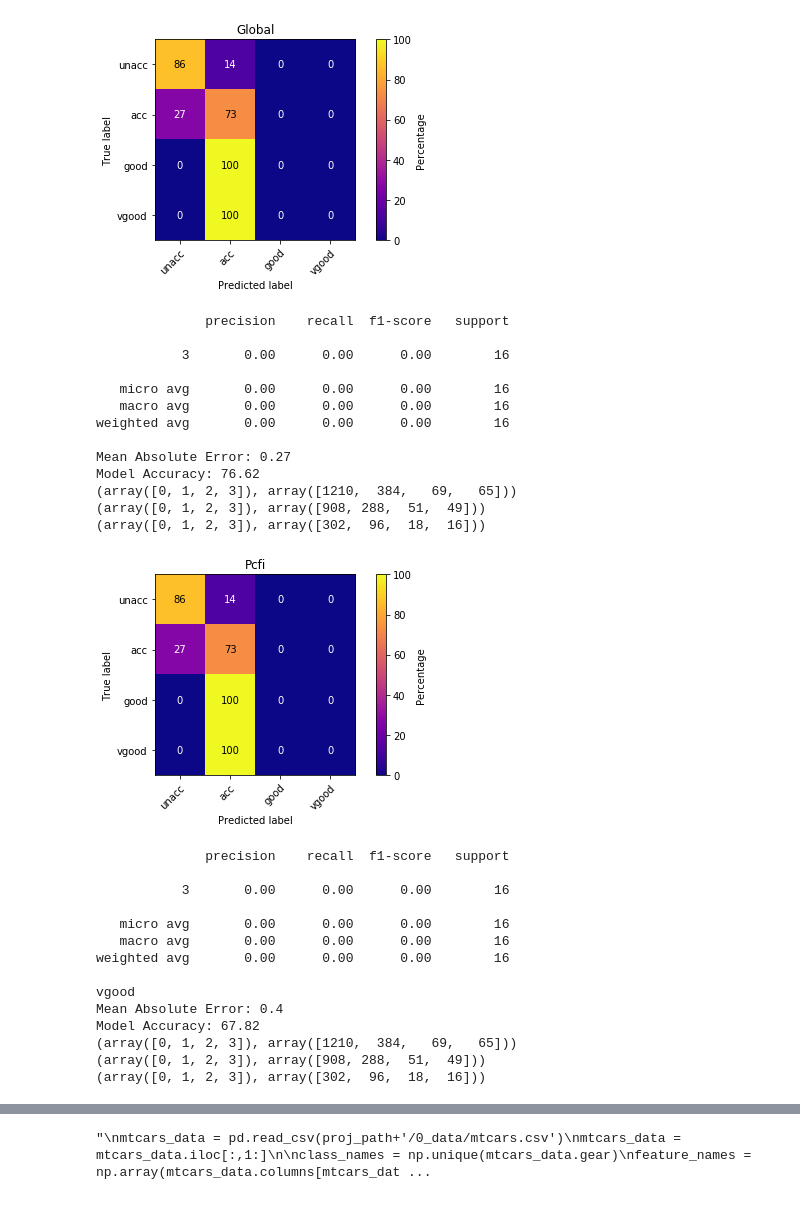
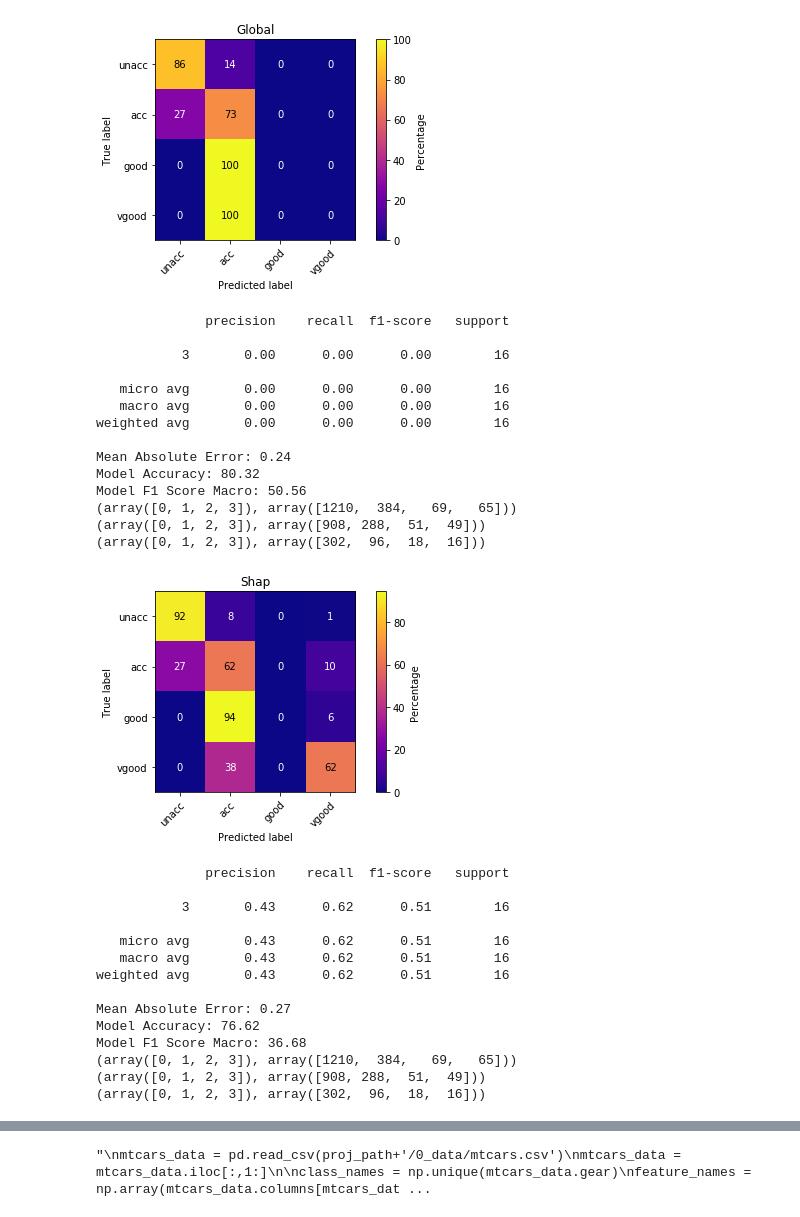
Before and after one commit to GiulioPr/Pcfi, a Jupyter notebook: 1_code/Feature_selection.ipynb, the cells around one changed output, grey strips where cells are left out. Saved outputs shown, nothing was run; the diff lists cells and outputs as text; code cells hidden in the pictures.

```diff
--- a/1_code/Feature_selection.ipynb
+++ b/1_code/Feature_selection.ipynb
@@ -746,5 +973,5 @@ weighted avg       1.00      1.00      1.00         3
 # %%
-#Car data # = , rare PONIT
+#Car data # SHAP TAKE-IT-ALL ANCHE RARE CLASS, MORE ROBUST RARE CLASS
 
 col_names = np.array([
     'buying', 'maint', 'doors', 'persons', 'lug_boot', 'safety', 'class'
@@ -776,7 +1003,7 @@ rnd_seed = 45
 data_info = ['Cars', car_data, feature_names, class_col, class_names, class_tags, rnd_seed]
 datasets.append(data_info)
 rf_params = fit_RF(*data_info)
-top_features = f_top5(*(rf_params[:3]))
+top_features = f_top5(*(rf_params[:4]))
 plot_analyses(data_info, top_features, rf_params)
 # %% [output]
 ['Buying' 'Maint' 'Doors' 'Persons' 'Lug_boot' 'Safety'] ['unacc' 'acc' 'good' 'vgood'] [0 1 2 3]
@@ -795,32 +1026,33 @@ Model Accuracy: 76.62
 (array([0, 1, 2, 3]), array([1210,  384,   69,   65]))
 (array([0, 1, 2, 3]), array([908, 288,  51,  49]))
 (array([0, 1, 2, 3]), array([302,  96,  18,  16]))
 [figure]
               precision    recall  f1-score   support
 
            3       0.00      0.00      0.00        16
 
    micro avg       0.00      0.00      0.00        16
    macro avg       0.00      0.00      0.00        16
 weighted avg       0.00      0.00      0.00        16
 
-Mean Absolute Error: 0.27
-Model Accuracy: 76.62
+Mean Absolute Error: 0.24
+Model Accuracy: 80.32
+Model F1 Score Macro: 50.56
 (array([0, 1, 2, 3]), array([1210,  384,   69,   65]))
 (array([0, 1, 2, 3]), array([908, 288,  51,  49]))
 (array([0, 1, 2, 3]), array([302,  96,  18,  16]))
-[figure, old version]
+[figure, new version]
               precision    recall  f1-score   support
 
-           3       0.00      0.00      0.00        16
+           3       0.43      0.62      0.51        16
 
-   micro avg       0.00      0.00      0.00        16
-   macro avg       0.00      0.00      0.00        16
-weighted avg       0.00      0.00      0.00        16
+   micro avg       0.43      0.62      0.51        16
+   macro avg       0.43      0.62      0.51        16
+weighted avg       0.43      0.62      0.51        16
 
-vgood
-Mean Absolute Error: 0.4
-Model Accuracy: 67.82
+Mean Absolute Error: 0.27
+Model Accuracy: 76.62
+Model F1 Score Macro: 36.68
 (array([0, 1, 2, 3]), array([1210,  384,   69,   65]))
 (array([0, 1, 2, 3]), array([908, 288,  51,  49]))
 (array([0, 1, 2, 3]), array([302,  96,  18,  16]))
```
Also changed, not shown: parts of 18 cells of this notebook.
